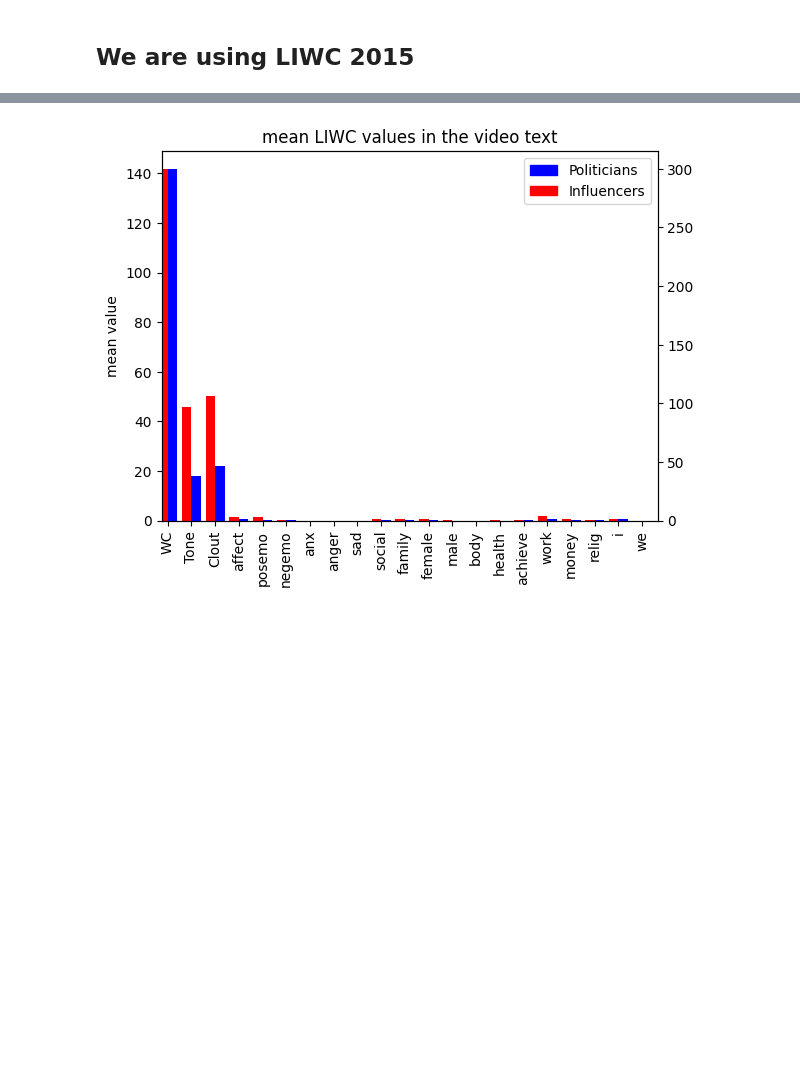
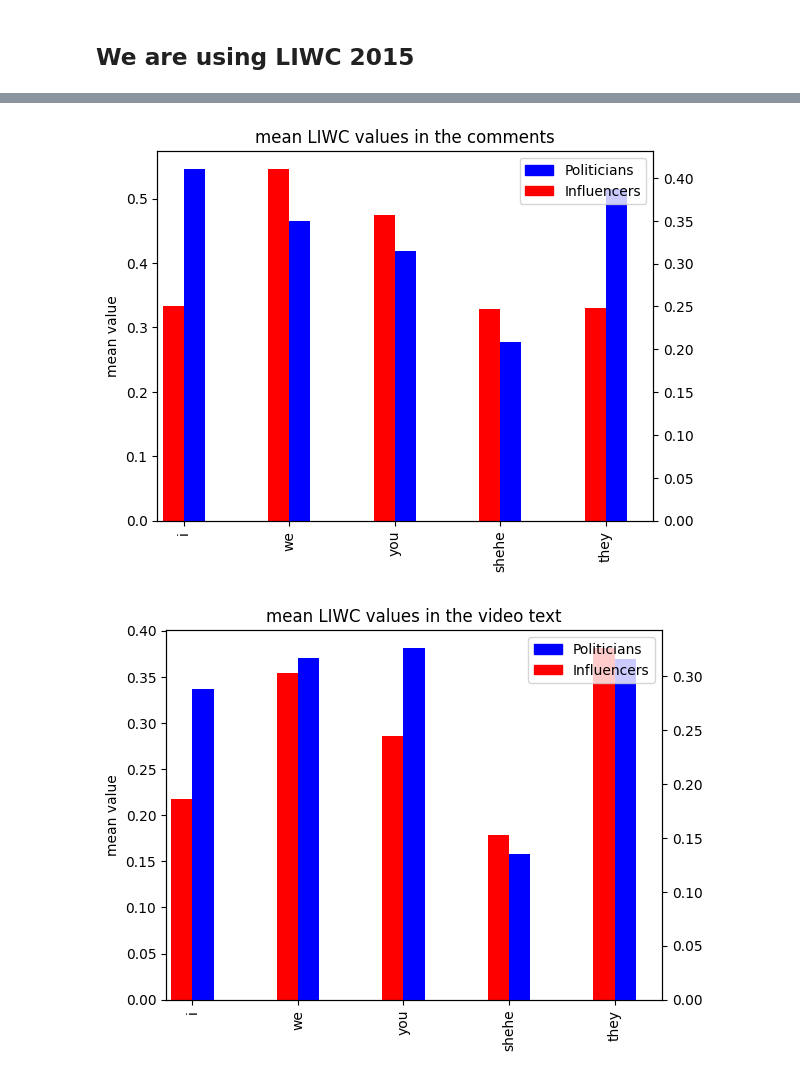
Before and after one commit to davidecolussi/Politok, a Jupyter notebook: TikTok/Tikapi/analyze_LIWC.ipynb, the cells around one changed output, grey strips where cells are left out. Drawn from its saved outputs; the diff is of its cells as text; code cells hidden in the pictures; blank space fills up the shorter version.

Commit message:
Final analysis on LIWC completed

```diff
--- a/TikTok/Tikapi/analyze_LIWC.ipynb
+++ b/TikTok/Tikapi/analyze_LIWC.ipynb
@@ -116,2 +54,5 @@ display(df_people_means)
 # %%
-politicians_names = ["Berlusconi","Conte","Calenda","Meloni","Partito_Democratico", "Renzi", "Salvini","Luca_Carabetta", "manueltuziofficial"]
+politicians_names = ["Berlusconi","Conte","Calenda","Meloni","Partito_Democratico", "Partito", "Renzi", "Salvini","Luca_Carabetta", "Luca","manueltuziofficial"]
+summary = ["Analytic", "Clout", "Authentic", "Tone"]
+pronouns = ["i", "we", "you", "shehe", "they"]
+emotions = ["posemo", "negemo", "anx", "anger", "sad"]
@@ -207,0 +61,10 @@ dtype: float64
+# %%
+df_comms_politicians = df_comms.loc[df_comms['Name'].isin(politicians_names)]
+df_comms_influencers = df_comms.loc[~df_comms['Name'].isin(politicians_names)]
+print("Number of politicians for the comments:",len(df_comms_politicians))
+print("Number of influencers for the comments:",len(df_comms_influencers))
+
+df_text_politicians = df_text.loc[df_text['Name'].isin(politicians_names)]
+df_text_influencers = df_text.loc[~df_text['Name'].isin(politicians_names)]
+print("Number of politicians for the text:",len(df_text_politicians))
+print("Number of influencers for the text:",len(df_text_influencers))
@@ -346,20 +161,39 @@ dtype: float64
 # %%
+#PRONOUNS PLOT COMMENTS
 fig = plt.figure() # Create matplotlib figure
 
 ax = fig.add_subplot(111) # Create matplotlib axes
 ax2 = ax.twinx() # Create another axes that shares the same x-axis as ax.
 
-width = 0.4
+width = 0.2
 
-overall_means_politicians_text.plot(kind='bar', color='red', ax=ax, width=width, position=1,label="Politicians")
-overall_means_influencers_text.plot(kind='bar', color='blue', ax=ax2, width=width, position=0,label="Influencers")
+means_politicians_pronouns.plot(kind='bar', color='red', ax=ax, width=width, position=1,label="Politicians")
+means_influencers_pronouns.plot(kind='bar', color='blue', ax=ax2, width=width, position=0,label="Influencers")
 ax.set_ylabel('mean value')
-ax.set_title('mean LIWC values in the video text')
-
+ax.set_title('mean LIWC values in the comments')
 
 PO = mpatches.Patch(color='blue', label='Politicians')
 IN = mpatches.Patch(color='red', label='Influencers')
 plt.legend(handles=[PO,IN], loc=1)
 plt.show()
+
+#PRONOUNS PLOT TEXT
+fig = plt.figure() # Create matplotlib figure
+
+ax = fig.add_subplot(111) # Create matplotlib axes
+ax2 = ax.twinx() # Create another axes that shares the same x-axis as ax.
+
+width = 0.2
+
+means_text_politicians_pronouns.plot(kind='bar', color='red', ax=ax, width=width, position=1,label="Politicians")
+means_text_influencers_pronouns.plot(kind='bar', color='blue', ax=ax2, width=width, position=0,label="Influencers")
+ax.set_ylabel('mean value')
+ax.set_title('mean LIWC values in the video text')
+
+PO = mpatches.Patch(color='blue', label='Politicians')
+IN = mpatches.Patch(color='red', label='Influencers')
+plt.legend(handles=[PO,IN], loc=1)
+plt.show()
 # %% [output]
-[figure, old version]
+[figure, new version]
+[figure, added]
```
Also changed, not shown: parts of 30 cells of this notebook, 3 other files.
